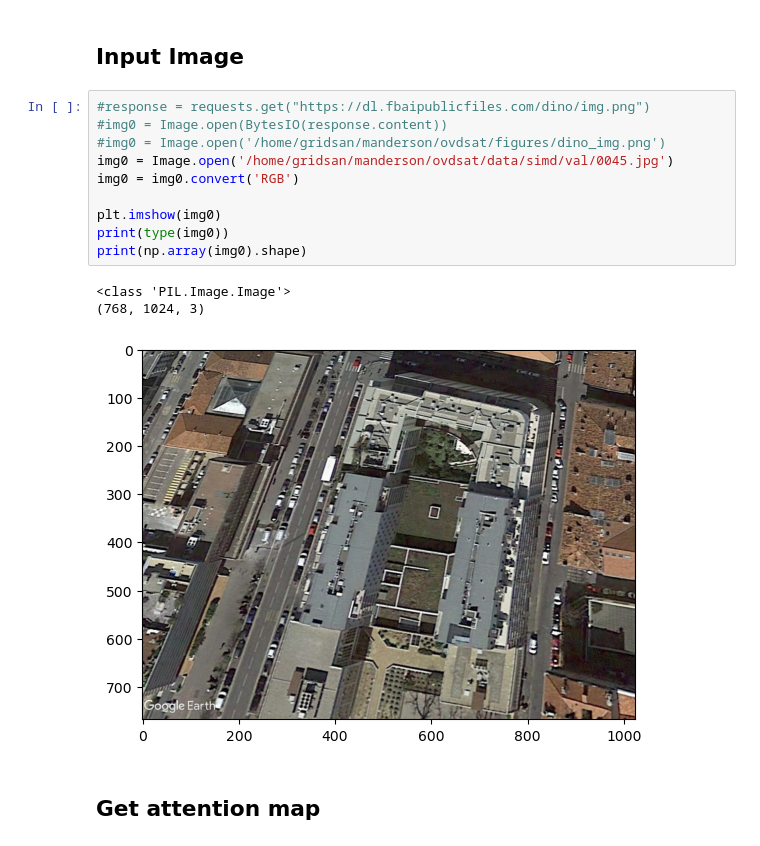
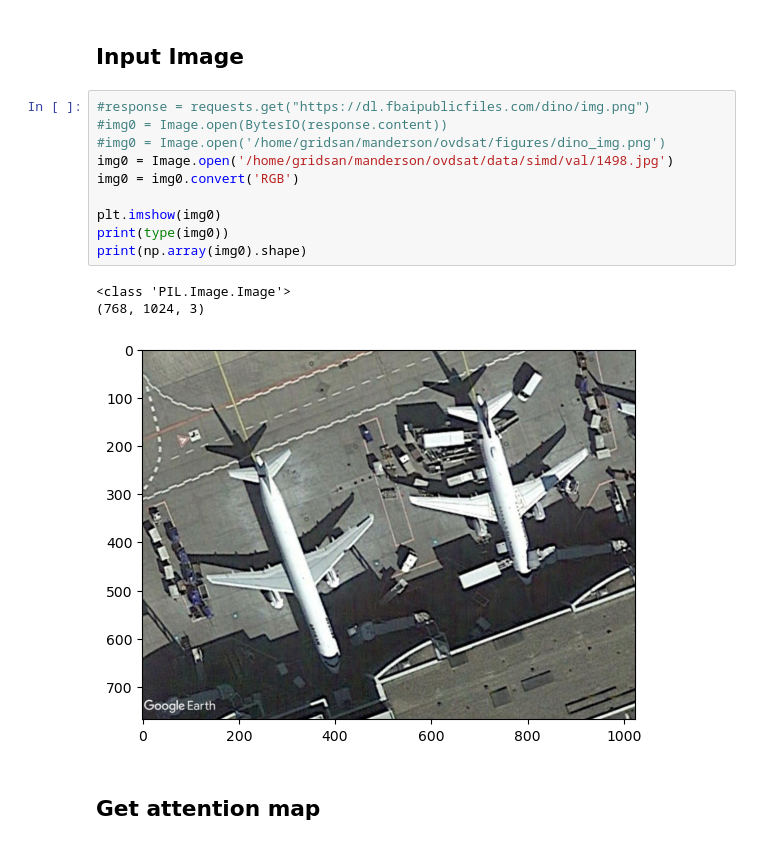
Before and after one commit to madelineloui/ovdsat, a Jupyter notebook: dino_example.ipynb, the cells around one changed output. Cells and saved outputs as stored; diff of their text form.

```diff
--- a/dino_example.ipynb
+++ b/dino_example.ipynb
@@ -57,17 +58,17 @@ print(model.blocks[0].attn.num_heads)
 # %%
 #response = requests.get("https://dl.fbaipublicfiles.com/dino/img.png")
 #img0 = Image.open(BytesIO(response.content))
 #img0 = Image.open('/home/gridsan/manderson/ovdsat/figures/dino_img.png')
-img0 = Image.open('/home/gridsan/manderson/ovdsat/data/simd/val/0045.jpg')
+img0 = Image.open('/home/gridsan/manderson/ovdsat/data/simd/val/1498.jpg')
 img0 = img0.convert('RGB')
 
 plt.imshow(img0)
 print(type(img0))
 print(np.array(img0).shape)
 # %% [output]
 <class 'PIL.Image.Image'>
 (768, 1024, 3)
-[figure, old version]
+[figure, new version]
 # %% [markdown]
 ## Get attention map
 # %%
```
Also changed, not shown: parts of 6 cells of this notebook, 3 other files.
